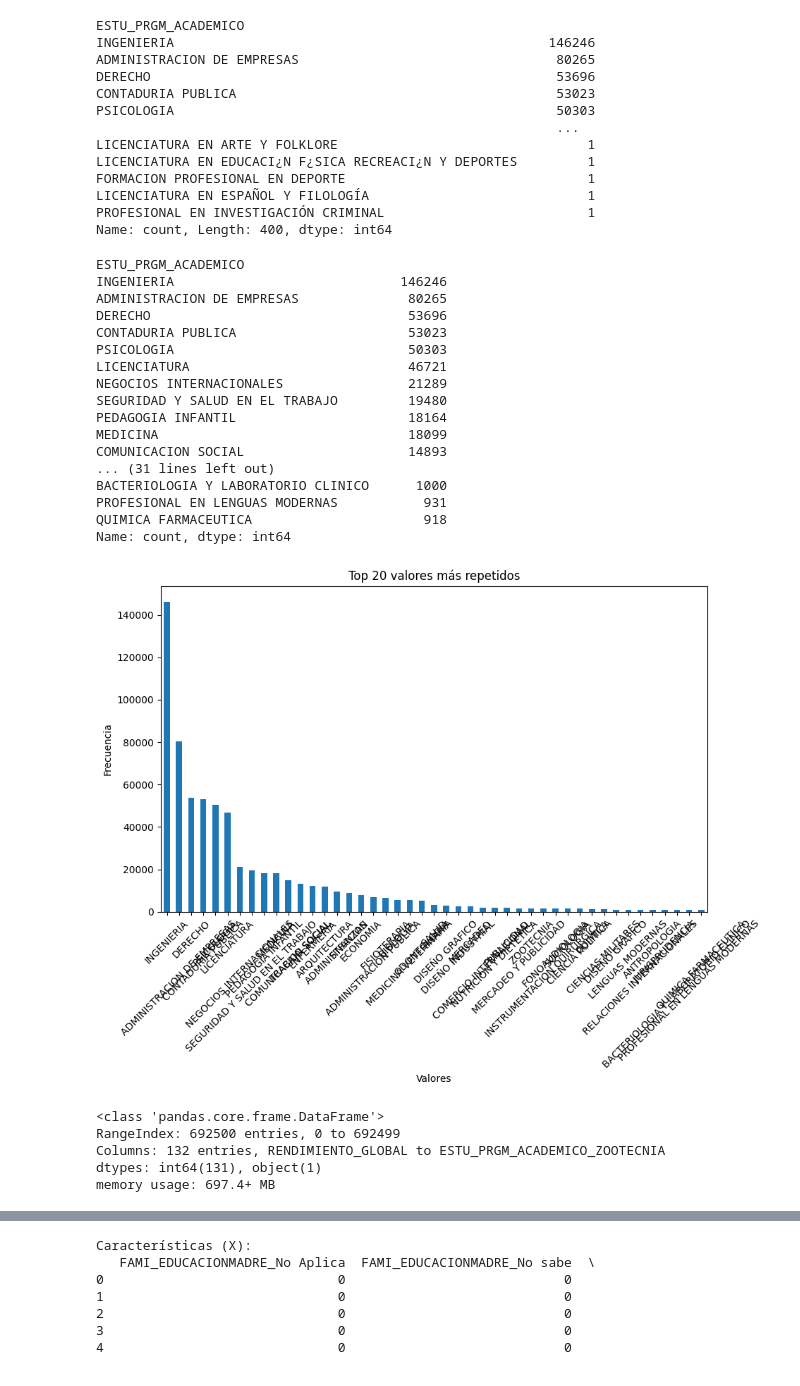
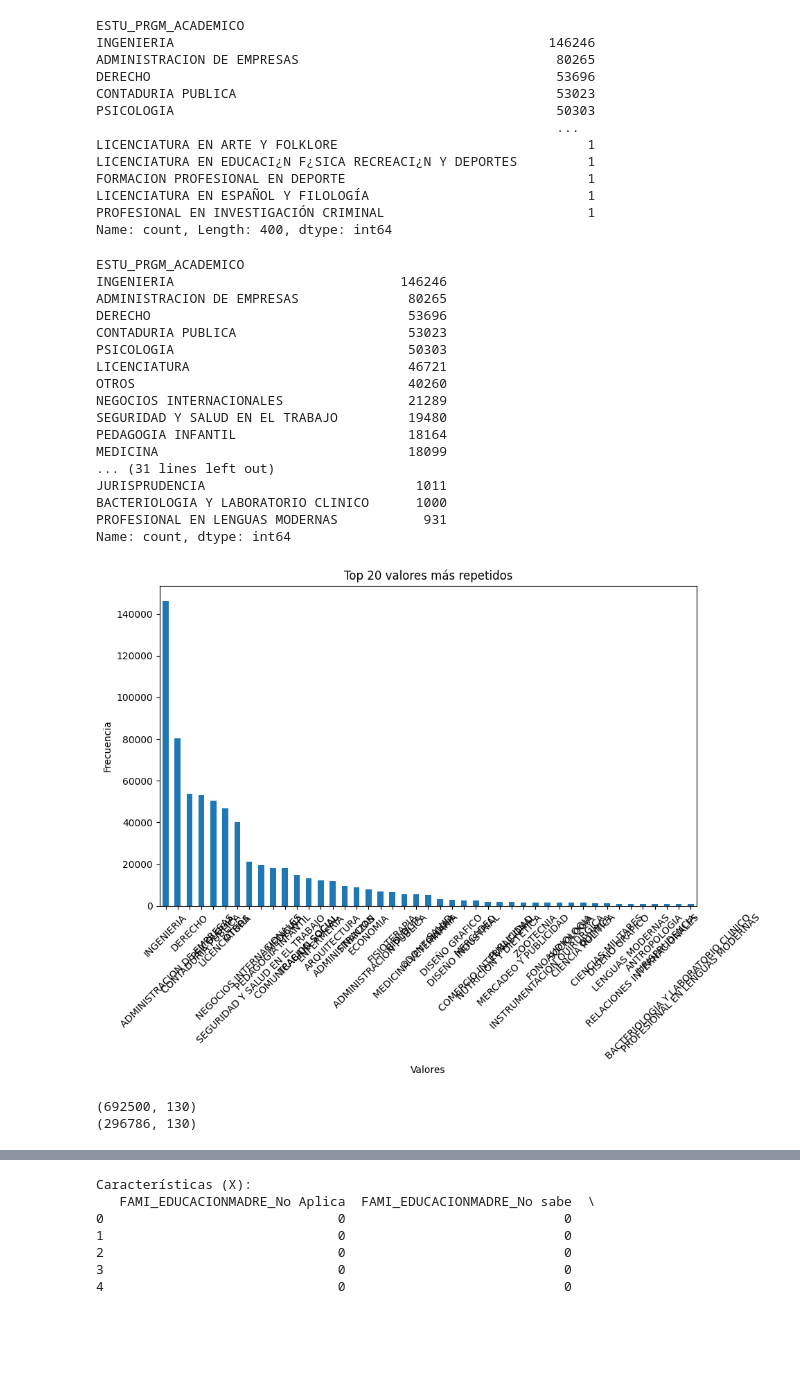
Before and after one commit to cristianpenagos/IAUdeA, a Jupyter notebook: 02-preprocesado.ipynb, the cells around one changed output, grey strips where cells are left out. Cells and saved outputs as stored; diff of their text form; code cells hidden in the pictures; blank space fills up the shorter version.

```diff
--- a/02-preprocesado.ipynb
+++ b/02-preprocesado.ipynb
@@ -438,8 +369,10 @@ Name: count, Length: 948, dtype: int64
 Tratamiento de columna ESTU_PRGM_ACADEMICO
 # %%
 # Crear un diccionario de mapeo
+
 mapeo1 = {
-    "CONTADURÍA PÚBLICA": "CONTADURIA PUBLICA",  # Agregar todas las variaciones y su forma estándar
+
+    "CONTADURÍA PÚBLICA": "CONTADURIA PUBLICA",
     "Contaduría Publica": "CONTADURIA PUBLICA",
     "CONTADURIA PÚBLICA": "CONTADURIA PUBLICA",
     "PROFESIONAL EN CONTADURIA PUBLICA": "CONTADURIA PUBLICA",
@@ -450,14 +383,8 @@ mapeo1 = {
     "CONTADURÍA PÚBLICA.": "CONTADURIA PUBLICA",
     "CONTADURIA": "CONTADURIA PUBLICA",
 
-    # Agregar más variaciones según sea necesario
-}
-
-# Aplicar el mapeo a la columna "ESTU_PRGM_ACADEMICO"
-datos["ESTU_PRGM_ACADEMICO"] = datos["ESTU_PRGM_ACADEMICO"].replace(mapeo1)
-
-mapeo1 = {
-    "DERECHO Y CIENCIAS SOCIALES": "DERECHO",  # Agregar todas las variaciones y su forma estándar
+    ##
+    "DERECHO Y CIENCIAS SOCIALES": "DERECHO",
     "DERECHO Y CIENCIAS POLITICAS": "DERECHO",
     "DERECHO Y CIENCIAS POLÍTICAS": "DERECHO",
 
@@ -1026,9 +953,6 @@ mapeo1 = {
     'LICENCIATURA EN EDUCACION ENFASIS EN INFORMATICA': 'LICENCIATURA',
     'LICENCIATURA EN EDUCACIÓN BÁSICA PRIMARIA CON ÉNFASIS EN INGLÉS Y EN FRANCÉS': 'LICENCIATURA',
     'LICENCIATURA EN EDUCACION BASICA CON ENFASIS EN EDUCACION  FISICA, DEPORTES Y RECREACION': 'LICENCIATURA',
-
-
-
 }
-
 datos["ESTU_PRGM_ACADEMICO"] = datos["ESTU_PRGM_ACADEMICO"].replace(mapeo1)
+datosTest["ESTU_PRGM_ACADEMICO"] = datosTest["ESTU_PRGM_ACADEMICO"].replace(mapeo1)
@@ -1076,57 +1006,64 @@ Name: count, Length: 400, dtype: int64
 top45 = datos["ESTU_PRGM_ACADEMICO"].value_counts().head(45)
 
 datos['ESTU_PRGM_ACADEMICO'] = datos['ESTU_PRGM_ACADEMICO'].apply(lambda x: x if x in top45 else "OTROS")
+
+##
+top = datosTest["ESTU_PRGM_ACADEMICO"].value_counts().head(45)
+datosTest['ESTU_PRGM_ACADEMICO'] = datosTest['ESTU_PRGM_ACADEMICO'].apply(lambda x: x if x in top else "OTROS")
 
 print(top45)
 
 
 
 import matplotlib.pyplot as plt
 
 # Graficar los resultados
 plt.figure(figsize=(10, 6))
 top45.plot(kind='bar')
 plt.title('Top 20 valores más repetidos')
 plt.xlabel('Valores')
 plt.ylabel('Frecuencia')
 plt.xticks(rotation=45)
 plt.show()
 # %% [output]
 ESTU_PRGM_ACADEMICO
 INGENIERIA                             146246
 ADMINISTRACION DE EMPRESAS              80265
 DERECHO                                 53696
 CONTADURIA PUBLICA                      53023
 PSICOLOGIA                              50303
 LICENCIATURA                            46721
+OTROS                                   40260
 NEGOCIOS INTERNACIONALES                21289
 SEGURIDAD Y SALUD EN EL TRABAJO         19480
 PEDAGOGIA INFANTIL                      18164
 MEDICINA                                18099
-COMUNICACION SOCIAL                     14893
 ... (31 lines left out)
+JURISPRUDENCIA                           1011
 BACTERIOLOGIA Y LABORATORIO CLINICO      1000
 PROFESIONAL EN LENGUAS MODERNAS           931
-QUIMICA FARMACEUTICA                      918
 Name: count, dtype: int64
-[figure, old version]
+[figure, new version]
 # %%
 carrera = pd.get_dummies(datos['ESTU_PRGM_ACADEMICO'], prefix='ESTU_PRGM_ACADEMICO')
 
 # Convertir los valores booleanos codificados en 0s y 1s
 carrera = carrera.astype(int)
-
 #carrera.head(10)
-
 datosOHE = pd.concat([datosOHE, carrera], axis=1)
 
-datosOHE.info()
+
+###TEST
+
+temp = pd.get_dummies(datosTest['ESTU_PRGM_ACADEMICO'], prefix='ESTU_PRGM_ACADEMICO')
+temp = temp.astype(int)
+datosk = pd.concat([datosk, temp], axis=1)
-# %% [output]
-<class 'pandas.core.frame.DataFrame'>
-RangeIndex: 692500 entries, 0 to 692499
-Columns: 132 entries, RENDIMIENTO_GLOBAL to ESTU_PRGM_ACADEMICO_ZOOTECNIA
-dtypes: int64(131), object(1)
-memory usage: 697.4+ MB
+# %%
+print(datosOHE.shape)
+print(datosk.shape)
+# %% [output]
+(692500, 130)
+(296786, 130)
 # %%
 datosOHE.head()
 # %% [output]
```
Also changed, not shown: parts of 22 cells of this notebook.
